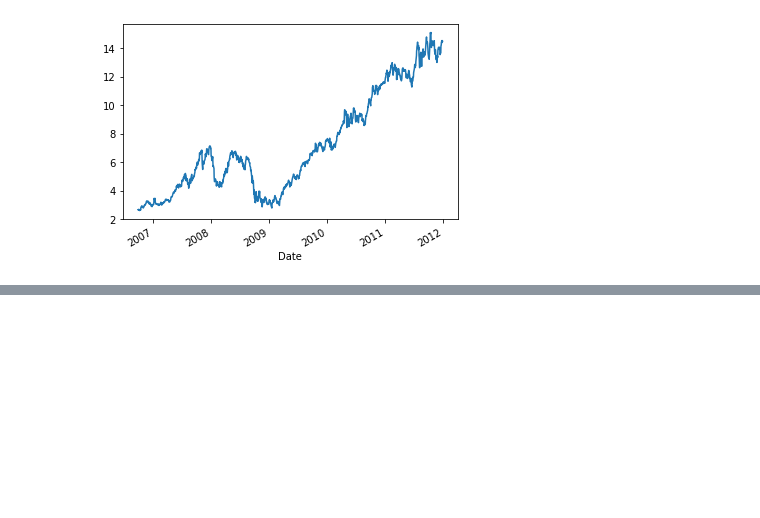
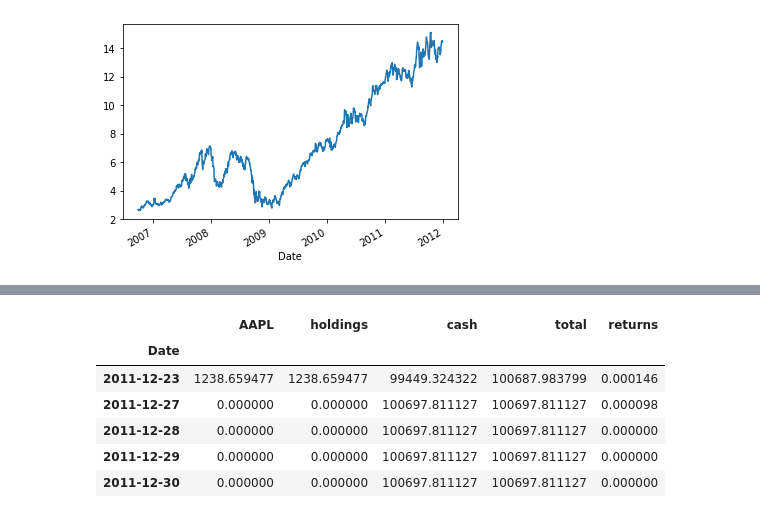
Before and after one commit to aditya172926/Bots, a Jupyter notebook: TradBot.ipynb, the cells around one changed output, grey strips where cells are left out. Cells and saved outputs as stored; diff of their text form; code cells hidden in the pictures; blank space fills up the shorter version.

```diff
--- a/TradBot.ipynb
+++ b/TradBot.ipynb
@@ -1003,0 +1096,10 @@ Now that we have our trading strategy at hand, it's a good idea to also backtest
+# %%
+portfolio.tail()
+# %% [output]
+|  | AAPL | holdings | cash | total | returns |
+| Date |  |  |  |  |  |
+| 2011-12-23 | 1238.659477 | 1238.659477 | 99449.324322 | 100687.983799 | 0.000146 |
+| 2011-12-27 | 0.000000 | 0.000000 | 100697.811127 | 100697.811127 | 0.000098 |
+| 2011-12-28 | 0.000000 | 0.000000 | 100697.811127 | 100697.811127 | 0.000000 |
+| 2011-12-29 | 0.000000 | 0.000000 | 100697.811127 | 100697.811127 | 0.000000 |
+| 2011-12-30 | 0.000000 | 0.000000 | 100697.811127 | 100697.811127 | 0.000000 |
```
Also changed, not shown: parts of 9 cells of this notebook, 2 other files.
